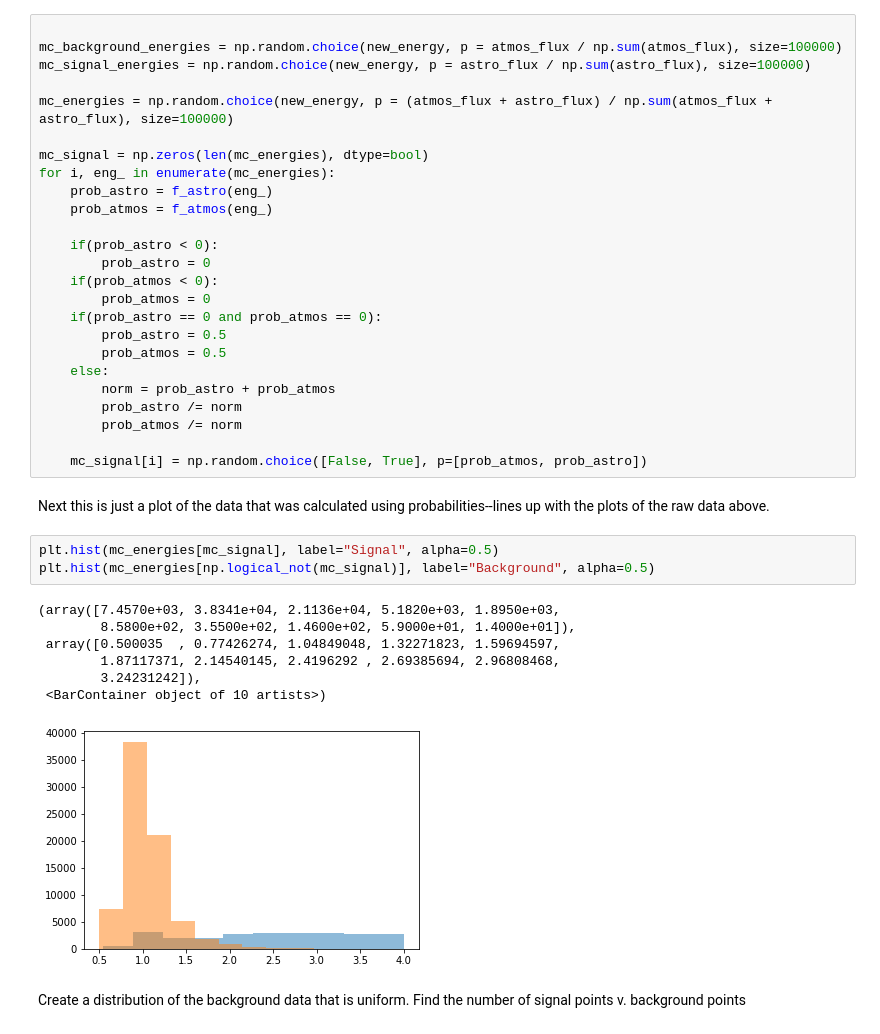
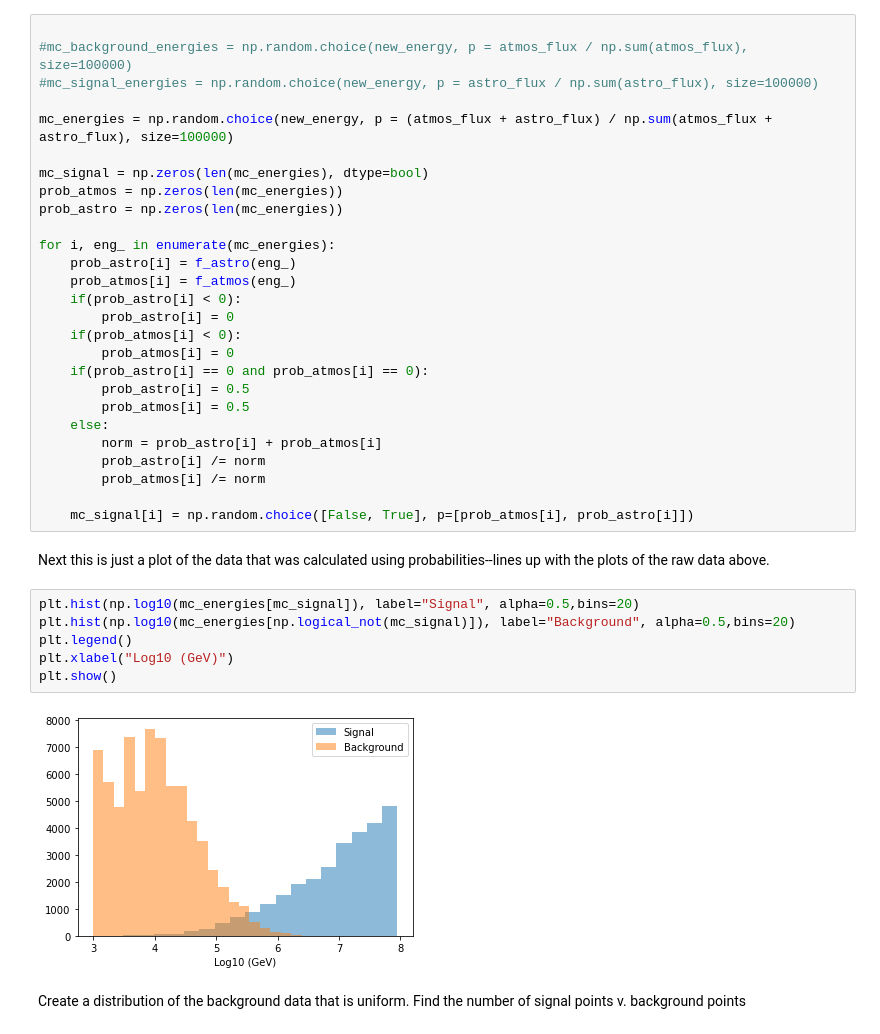
Before and after one commit to katherinemcd/public_icecube_data_analysis, a Jupyter notebook: MC_neutrino_data.ipynb, the cells around one changed output. Cells and saved outputs as stored; diff of their text form.

```diff
--- a/MC_neutrino_data.ipynb
+++ b/MC_neutrino_data.ipynb
@@ -46,42 +63,41 @@ plt.hist(np.random.choice(new_energy, p = atmos_flux / np.sum(atmos_flux), size=
 Here we create the background energies and the signal energies by using the probability that a given energy is an atmospheric or astrophysical neutrino. Then we create an boolean of length of the dataset and calculate the probability that a given energy is an atmos or astro neutrino.
 # %%
 
-mc_background_energies = np.random.choice(new_energy, p = atmos_flux / np.sum(atmos_flux), size=100000)
-mc_signal_energies = np.random.choice(new_energy, p = astro_flux / np.sum(astro_flux), size=100000)
+#mc_background_energies = np.random.choice(new_energy, p = atmos_flux / np.sum(atmos_flux), size=100000)
+#mc_signal_energies = np.random.choice(new_energy, p = astro_flux / np.sum(astro_flux), size=100000)
 
 mc_energies = np.random.choice(new_energy, p = (atmos_flux + astro_flux) / np.sum(atmos_flux + astro_flux), size=100000)
 
 mc_signal = np.zeros(len(mc_energies), dtype=bool)
+prob_atmos = np.zeros(len(mc_energies))
+prob_astro = np.zeros(len(mc_energies))
+
 for i, eng_ in enumerate(mc_energies):
-    prob_astro = f_astro(eng_)
-    prob_atmos = f_atmos(eng_)
+    prob_astro[i] = f_astro(eng_)
+    prob_atmos[i] = f_atmos(eng_)
+    if(prob_astro[i] < 0):
+        prob_astro[i] = 0
+    if(prob_atmos[i] < 0):
+        prob_atmos[i] = 0
+    if(prob_astro[i] == 0 and prob_atmos[i] == 0):
+        prob_astro[i] = 0.5
+        prob_atmos[i] = 0.5
+    else:
+        norm = prob_astro[i] + prob_atmos[i]
+        prob_astro[i] /= norm
+        prob_atmos[i] /= norm
 
-    if(prob_astro < 0):
-        prob_astro = 0
-    if(prob_atmos < 0):
-        prob_atmos = 0
-    if(prob_astro == 0 and prob_atmos == 0):
-        prob_astro = 0.5
-        prob_atmos = 0.5
-    else:
-        norm = prob_astro + prob_atmos
-        prob_astro /= norm
-        prob_atmos /= norm
-
-    mc_signal[i] = np.random.choice([False, True], p=[prob_atmos, prob_astro])
+    mc_signal[i] = np.random.choice([False, True], p=[prob_atmos[i], prob_astro[i]])
 # %% [markdown]
 Next this is just a plot of the data that was calculated using probabilities--lines up with the plots of the raw data above.
 # %%
-plt.hist(mc_energies[mc_signal], label="Signal", alpha=0.5)
-plt.hist(mc_energies[np.logical_not(mc_signal)], label="Background", alpha=0.5)
+plt.hist(np.log10(mc_energies[mc_signal]), label="Signal", alpha=0.5,bins=20)
+plt.hist(np.log10(mc_energies[np.logical_not(mc_signal)]), label="Background", alpha=0.5,bins=20)
+plt.legend()
+plt.xlabel("Log10 (GeV)")
+plt.show()
 # %% [output]
-(array([7.4570e+03, 3.8341e+04, 2.1136e+04, 5.1820e+03, 1.8950e+03,
-        8.5800e+02, 3.5500e+02, 1.4600e+02, 5.9000e+01, 1.4000e+01]),
- array([0.500035  , 0.77426274, 1.04849048, 1.32271823, 1.59694597,
-        1.87117371, 2.14540145, 2.4196292 , 2.69385694, 2.96808468,
-        3.24231242]),
- <BarContainer object of 10 artists>)
-[figure, old version]
+[figure, new version]
 # %% [markdown]
 Create a distribution of the background data that is uniform. Find the number of signal points v. background points
 # %%
```
Also changed, not shown: parts of 11 cells of this notebook.
